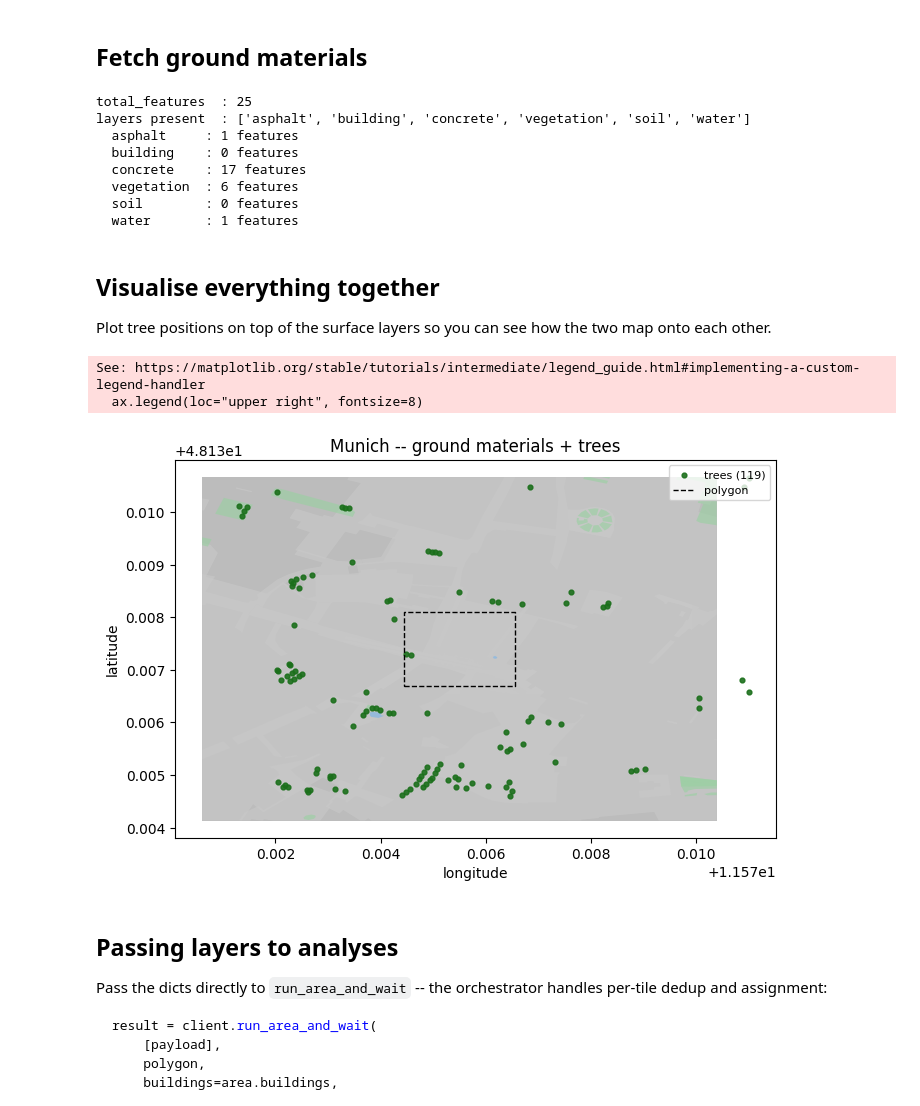
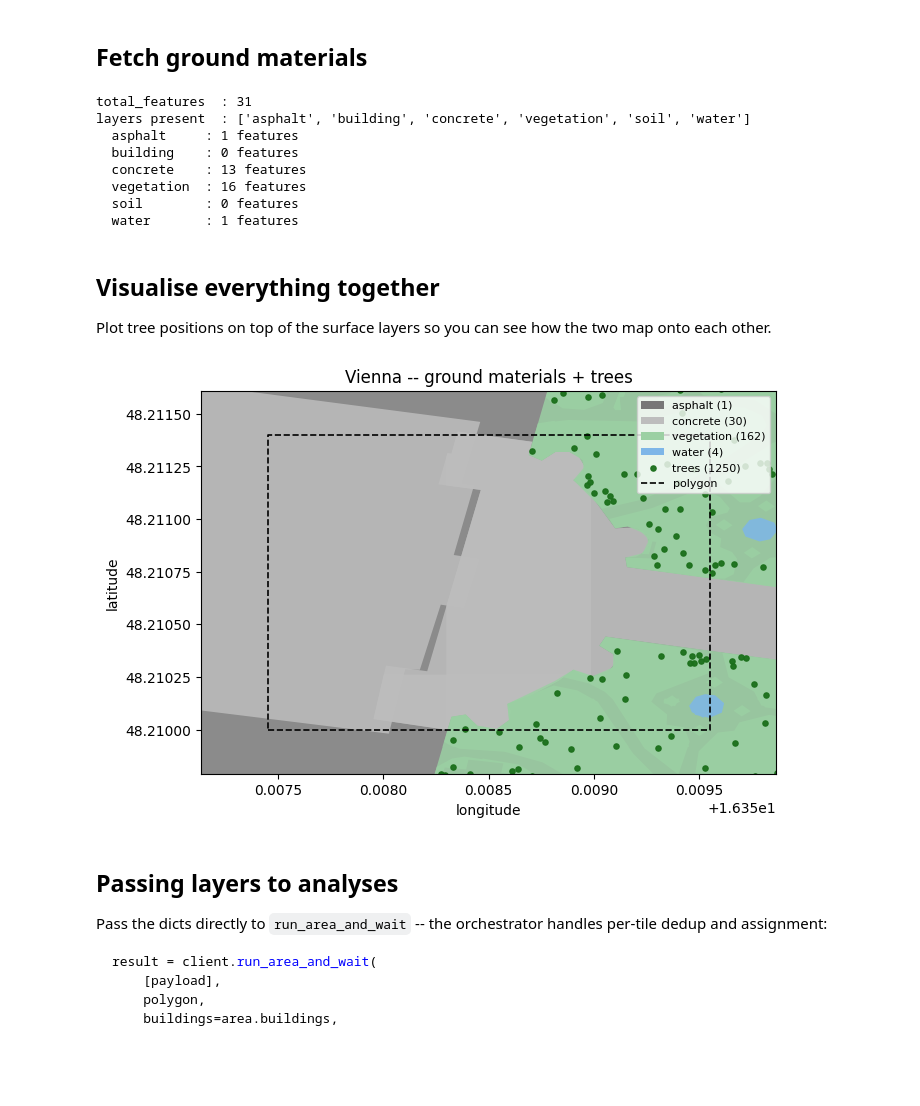
Before and after one commit to Infrared-city/infrared-skills, a Jupyter notebook: cookbook/notebooks/02_vegetation_and_ground.ipynb, the cells around one changed output. Cells and saved outputs as stored; diff of their text form; code cells hidden in the pictures; blank space fills up the shorter version.

```diff
--- a/cookbook/notebooks/02_vegetation_and_ground.ipynb
+++ b/cookbook/notebooks/02_vegetation_and_ground.ipynb
@@ -18,6 +18,8 @@ load_dotenv()
 from infrared_sdk import InfraredClient
 from cities import get
 
-city = get("munich")
+# Vienna's Rathauspark has a good mix of buildings, paths, lawn and water,
+# so all ground-material layers come back populated.
+city = get("vienna")
 print(f"City: {city.name}")
 # %% [output]
@@ -51,12 +53,12 @@ print(f"layers present  : {list(gm.layers)}")
 for name, fc in gm.layers.items():
     print(f"  {name:12s}: {len(fc.get('features', []))} features")
 # %% [output]
-total_features  : 25
+total_features  : 31
 layers present  : ['asphalt', 'building', 'concrete', 'vegetation', 'soil', 'water']
   asphalt     : 1 features
   building    : 0 features
-  concrete    : 17 features
-  vegetation  : 6 features
+  concrete    : 13 features
+  vegetation  : 16 features
   soil        : 0 features
   water       : 1 features
 # %% [markdown]
@@ -65,61 +67,72 @@ layers present  : ['asphalt', 'building', 'concrete', 'vegetation', 'soil', 'wat
 Plot tree positions on top of the surface layers so you can see how the
 two map onto each other.
 # %%
+import numpy as np
 import matplotlib.pyplot as plt
-from matplotlib.patches import Polygon as MplPolygon
+from matplotlib.patches import Polygon as MplPolygon, Patch
 from matplotlib.collections import PatchCollection
 
 _COLORS = {
     "vegetation": "#9bd0a3",
     "water":      "#7eb6e8",
-    "asphalt":    "#999999",
-    "concrete":   "#c8c8c8",
+    "asphalt":    "#777777",
+    "concrete":   "#bdbdbd",
     "soil":       "#caa472",
     "building":   "#e8a85a",
 }
 
 fig, ax = plt.subplots(figsize=(7, 7))
+legend_handles = []
 for name, fc in gm.layers.items():
     patches = []
     for feat in fc.get("features", []):
         geom = feat.get("geometry", {})
         rings = []
         if geom.get("type") == "Polygon":
             rings = [geom.get("coordinates", [[]])[0]]
         elif geom.get("type") == "MultiPolygon":
             rings = [p[0] for p in geom.get("coordinates", [])]
         for ring in rings:
             if ring:
                 patches.append(MplPolygon([(p[0], p[1]) for p in ring], closed=True))
     if patches:
+        color = _COLORS.get(name, "#bbb")
         ax.add_collection(PatchCollection(
-            patches, facecolor=_COLORS.get(name, "#bbb"),
-            edgecolor="none", alpha=0.65, label=name))
+            patches, facecolor=color, edgecolor="none", alpha=0.85))
+        # PatchCollection labels don't auto-register; use a proxy patch instead.
+        legend_handles.append(Patch(facecolor=color, label=f"{name} ({len(patches)})"))
 
-# Trees on top
-import numpy as np
 lons, lats = [], []
 for feat in veg.features.values():
     coords = (feat.get("geometry") or {}).get("coordinates", [])
     if len(coords) >= 2:
         lons.append(coords[0]); lats.append(coords[1])
 if lons:
-    ax.scatter(lons, lats, s=12, c="#1b6f1b", alpha=0.9, label=f"trees ({len(lons)})")
+    sc = ax.scatter(lons, lats, s=14, c="#1b6f1b", alpha=0.95,
+                    label=f"trees ({len(lons)})")
+    legend_handles.append(sc)
 
-# Polygon outline
 poly = city.polygon_small["coordinates"][0]
-ax.plot([p[0] for p in poly], [p[1] for p in poly], "k--", lw=1, label="polygon")
+px = [p[0] for p in poly]
+py = [p[1] for p in poly]
+outline, = ax.plot(px, py, "k--", lw=1.2, label="polygon")
+legend_handles.append(outline)
+
+# Zoom tight to the polygon plus a small margin so we actually see the data
+# inside it instead of the API's tile-aligned buffer.
+mx = (max(px) - min(px)) * 0.15
+my = (max(py) - min(py)) * 0.15
+ax.set_xlim(min(px) - mx, max(px) + mx)
+ax.set_ylim(min(py) - my, max(py) + my)
 
 ax.set_aspect("equal")
 ax.set_xlabel("longitude"); ax.set_ylabel("latitude")
 ax.set_title(f"{city.name} -- ground materials + trees")
-ax.legend(loc="upper right", fontsize=8)
+ax.legend(handles=legend_handles, loc="upper right", fontsize=8)
 plt.tight_layout()
 plt.show()
 # %% [output]
-See: https://matplotlib.org/stable/tutorials/intermediate/legend_guide.html#implementing-a-custom-legend-handler
-  ax.legend(loc="upper right", fontsize=8)
-[figure, old version]
+[figure, new version]
 # %% [markdown]
 ## Passing layers to analyses
 
```
Also changed, not shown: parts of 2 cells of this notebook, 10 other files.
